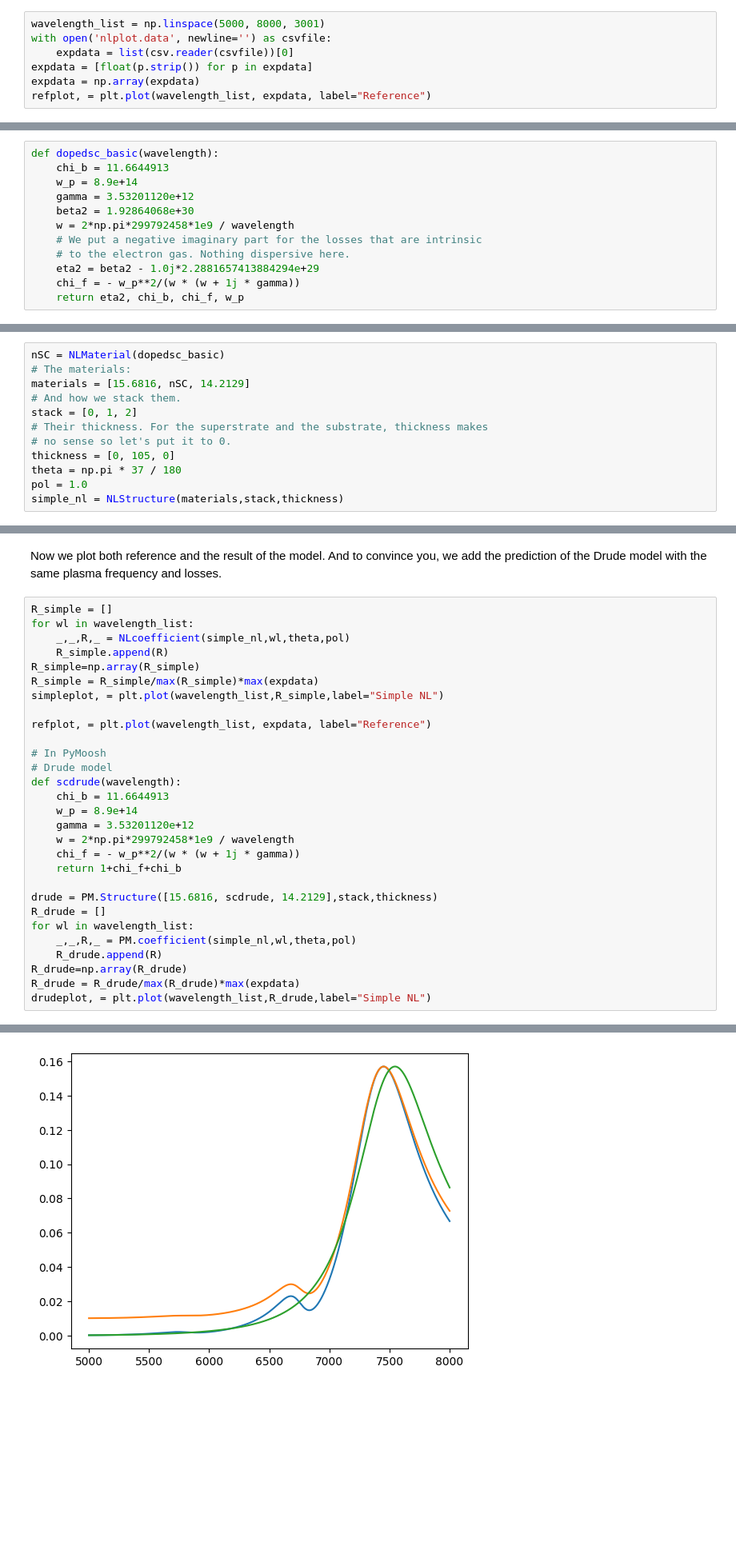
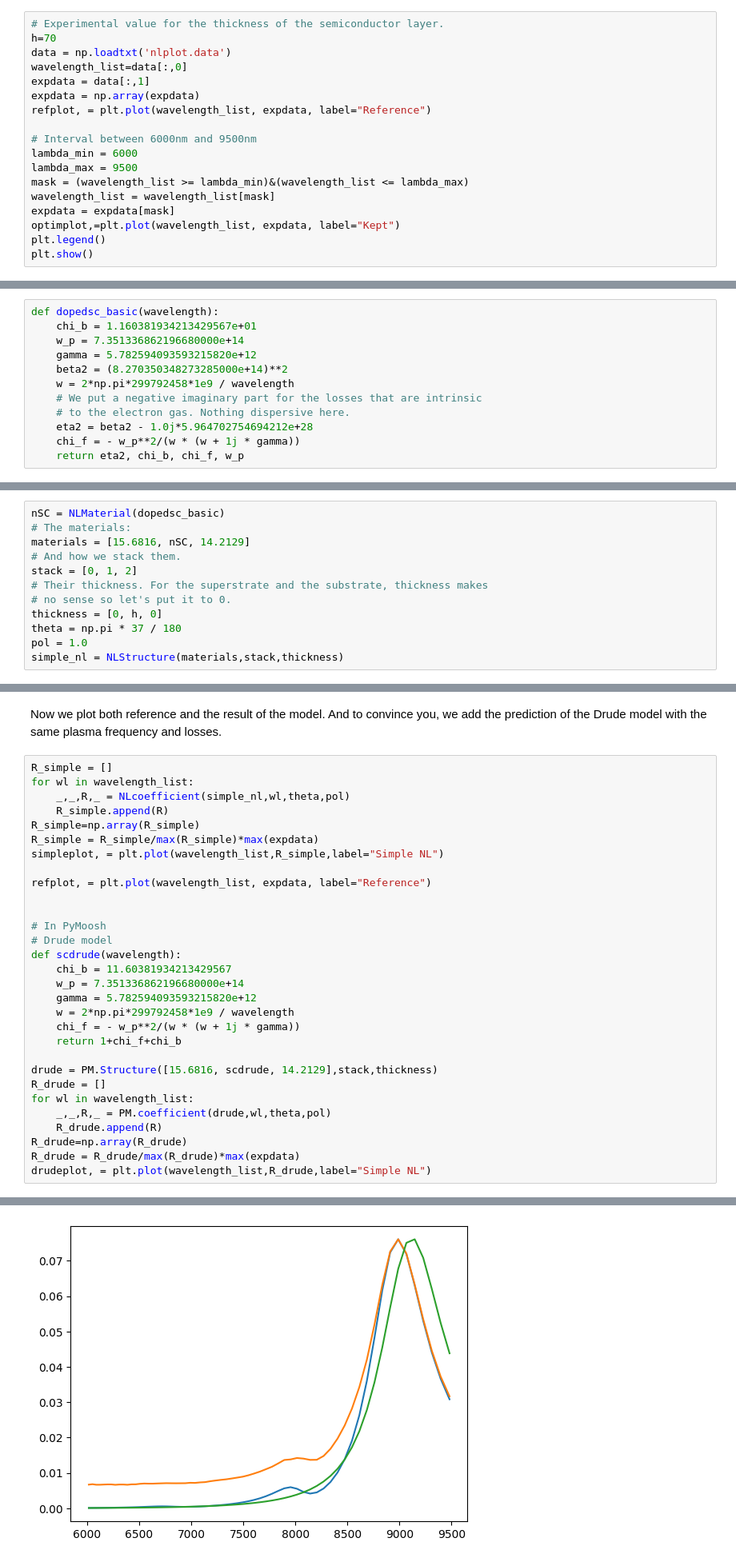
Before and after one commit to AnMoreau/PyMoosh, a Jupyter notebook: notebooks/In-depth_examples/Spatial_dispersion_aka_nonlocality.ipynb, the cells around one changed output, grey strips where cells are left out. Shown at 80% size. Saved outputs shown, nothing was run; the diff lists cells and outputs as text; blank space fills up the shorter version.

```diff
--- a/notebooks/In-depth_examples/Spatial_dispersion_aka_nonlocality.ipynb
+++ b/notebooks/In-depth_examples/Spatial_dispersion_aka_nonlocality.ipynb
@@ -27,8 +29,19 @@ We load the experimental data (thank you Thierry Taliercio !) so that it is avai
 # %%
-wavelength_list = np.linspace(5000, 8000, 3001)
-with open('nlplot.data', newline='') as csvfile:
-    expdata = list(csv.reader(csvfile))[0]
-expdata = [float(p.strip()) for p in expdata]
+# Experimental value for the thickness of the semiconductor layer.
+h=70
+data = np.loadtxt('nlplot.data')
+wavelength_list=data[:,0]
+expdata = data[:,1]
 expdata = np.array(expdata)
 refplot, = plt.plot(wavelength_list, expdata, label="Reference")
+
+# Interval between 6000nm and 9500nm
+lambda_min = 6000
+lambda_max = 9500
+mask = (wavelength_list >= lambda_min)&(wavelength_list <= lambda_max)
+wavelength_list = wavelength_list[mask]
+expdata = expdata[mask]
+optimplot,=plt.plot(wavelength_list, expdata, label="Kept")
+plt.legend()
+plt.show()
 # %% [output]
@@ -43,14 +56,14 @@ You can see two (almost three, there is a small one around 5750 nm) resonances h
 While $\eta^2$ is complex here, it does not change with the frequency. For now. Using $\chi_b$ and $\chi_f$ it is possible to compute the permittivity of the material, so that, if you are familiar with PyMoosh, you understand that this function replaces the function defining a material that provides the permittivity as a function of the wavelength.
 # %%
 def dopedsc_basic(wavelength):
-    chi_b = 11.6644913
-    w_p = 8.9e+14
-    gamma = 3.53201120e+12
-    beta2 = 1.92864068e+30
+    chi_b = 1.160381934213429567e+01
+    w_p = 7.351336862196680000e+14
+    gamma = 5.782594093593215820e+12
+    beta2 = (8.270350348273285000e+14)**2
     w = 2*np.pi*299792458*1e9 / wavelength
     # We put a negative imaginary part for the losses that are intrinsic
     # to the electron gas. Nothing dispersive here.
-    eta2 = beta2 - 1.0j*2.2881657413884294e+29
+    eta2 = beta2 - 1.0j*5.964702754694212e+28
     chi_f = - w_p**2/(w * (w + 1j * gamma))
     return eta2, chi_b, chi_f, w_p
 # %% [markdown]
@@ -63,7 +76,7 @@ materials = [15.6816, nSC, 14.2129]
 stack = [0, 1, 2]
 # Their thickness. For the superstrate and the substrate, thickness makes
 # no sense so let's put it to 0.
-thickness = [0, 105, 0]
+thickness = [0, h, 0]
 theta = np.pi * 37 / 180
 pol = 1.0
 simple_nl = NLStructure(materials,stack,thickness)
@@ -77,38 +90,39 @@ Now we plot both reference and the result of the model. And to convince you, we
 # %%
 R_simple = []
 for wl in wavelength_list:
     _,_,R,_ = NLcoefficient(simple_nl,wl,theta,pol)
     R_simple.append(R)
 R_simple=np.array(R_simple)
 R_simple = R_simple/max(R_simple)*max(expdata)
 simpleplot, = plt.plot(wavelength_list,R_simple,label="Simple NL")
 
 refplot, = plt.plot(wavelength_list, expdata, label="Reference")
 
+
 # In PyMoosh
 # Drude model
 def scdrude(wavelength):
-    chi_b = 11.6644913
-    w_p = 8.9e+14
-    gamma = 3.53201120e+12
+    chi_b = 11.60381934213429567
+    w_p = 7.351336862196680000e+14
+    gamma = 5.782594093593215820e+12
     w = 2*np.pi*299792458*1e9 / wavelength
     chi_f = - w_p**2/(w * (w + 1j * gamma))
     return 1+chi_f+chi_b
 
 drude = PM.Structure([15.6816, scdrude, 14.2129],stack,thickness)
 R_drude = []
 for wl in wavelength_list:
-    _,_,R,_ = PM.coefficient(simple_nl,wl,theta,pol)
+    _,_,R,_ = PM.coefficient(drude,wl,theta,pol)
     R_drude.append(R)
 R_drude=np.array(R_drude)
 R_drude = R_drude/max(R_drude)*max(expdata)
 drudeplot, = plt.plot(wavelength_list,R_drude,label="Simple NL")
 # %% [output]
 List of materials:
 Simple, non dispersive: epsilon= (15.6816+0j)
 Custom dispersive material. Epsilon= scdrude (wavelength in nm)
 Simple, non dispersive: epsilon= (14.2129+0j)
-[figure, old version]
+[figure, new version]
 # %% [markdown]
 As you can see, with the local version the main resonance (Ferrel resonance) is shifted and the higher order resonances do not show up. This is because all these resonances are cavity resonances for the (bulk) plasmon propagating inside the semiconductor slab. Obivously the experimental data suggest the Drude model is not sufficient...
 
```
Also changed, not shown: parts of 10 cells of this notebook, 1 other file.
